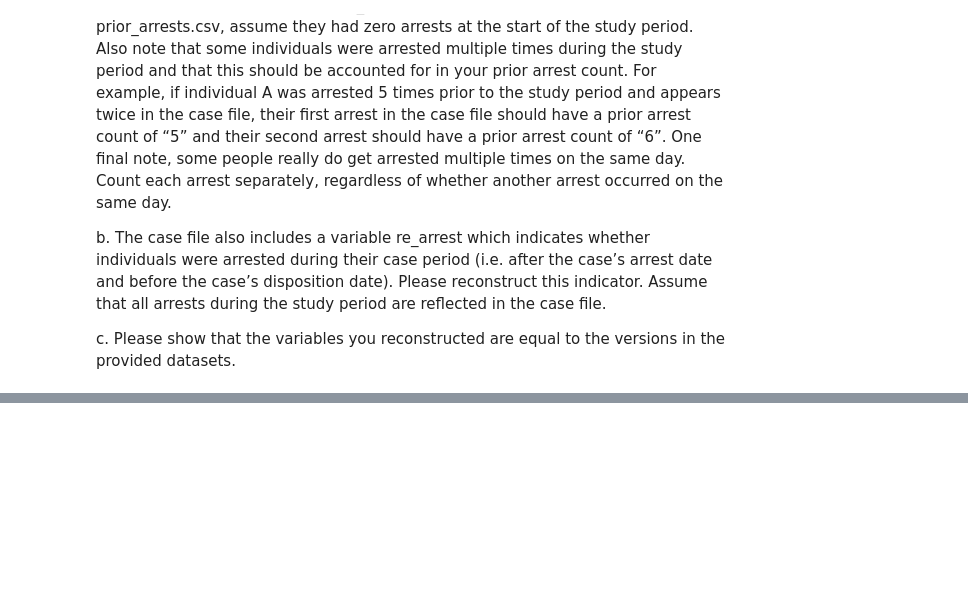
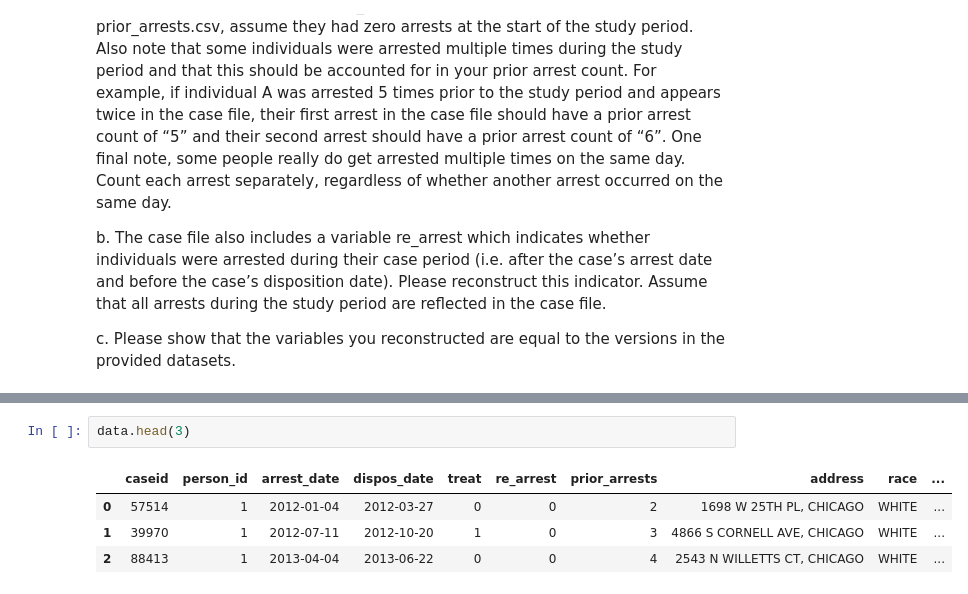
Before and after one commit to jesoto/Upen, a Jupyter notebook: notebooks/Untitled0.ipynb, the cells around one changed output, grey strips where cells are left out. Cells and saved outputs as stored; diff of their text form; blank space fills up the shorter version.

```diff
--- a/notebooks/Untitled0.ipynb
+++ b/notebooks/Untitled0.ipynb
@@ -467,0 +463,7 @@ _iddf_case[df_case.person_id.duplicated('first') == False].merge(prior.groupby('
+# %%
+data.head(3)
+# %% [output]
+|  | caseid | person_id | arrest_date | dispos_date | treat | re_arrest | prior_arrests | address | race | ... |
+| 0 | 57514 | 1 | 2012-01-04 | 2012-03-27 | 0 | 0 | 2 | 1698 W 25TH PL, CHICAGO | WHITE | ... |
+| 1 | 39970 | 1 | 2012-07-11 | 2012-10-20 | 1 | 0 | 3 | 4866 S CORNELL AVE, CHICAGO | WHITE | ... |
+| 2 | 88413 | 1 | 2013-04-04 | 2013-06-22 | 0 | 0 | 4 | 2543 N WILLETTS CT, CHICAGO | WHITE | ... |
```
Also changed, not shown: parts of 44 cells of this notebook.
